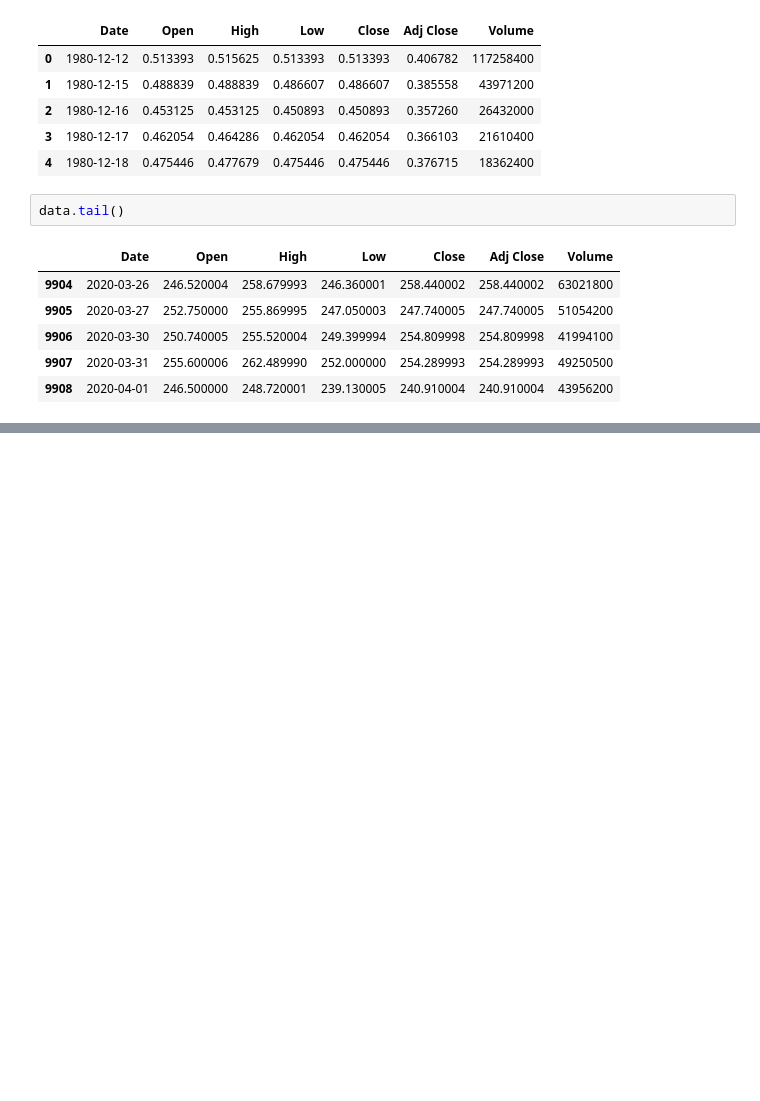
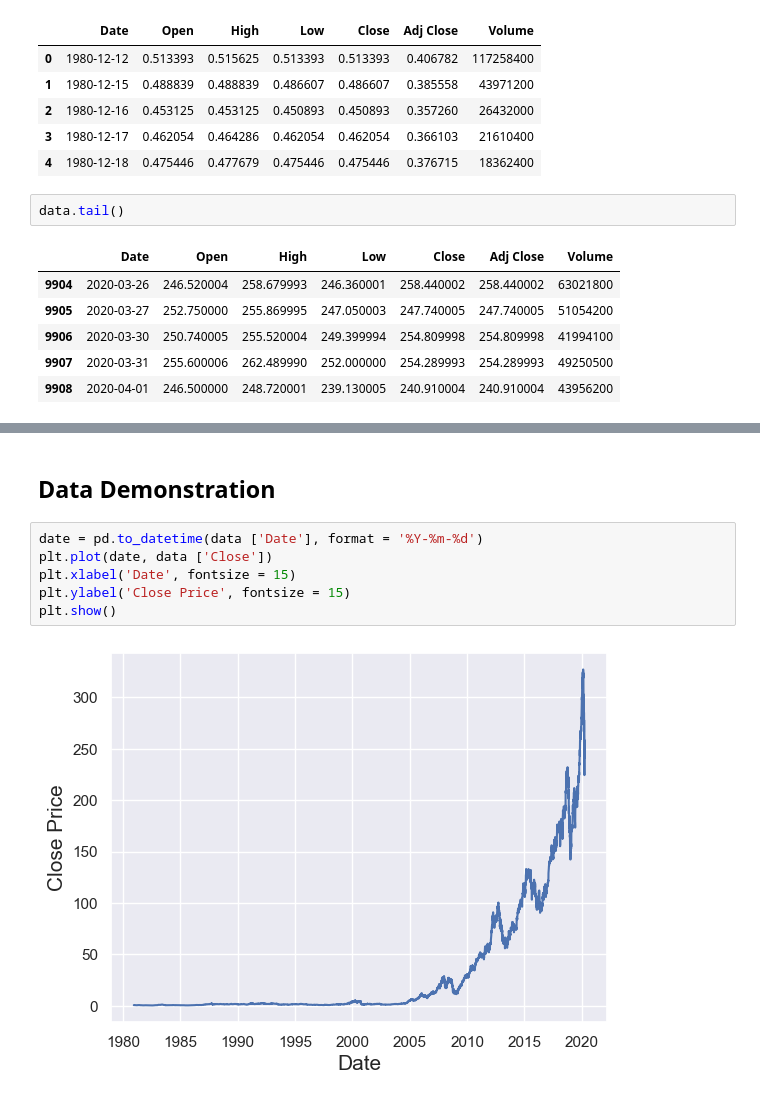
Before and after one commit to mahan-ym/stock-market-forecaster, a Jupyter notebook: StockPredictor.ipynb, the cells around one changed output, grey strips where cells are left out. Drawn from its saved outputs; the diff is of its cells as text; blank space fills up the shorter version.

```diff
--- a/StockPredictor.ipynb
+++ b/StockPredictor.ipynb
@@ -43,0 +57,10 @@ data.tail()
+# %% [markdown]
+## Data Demonstration
+# %%
+date = pd.to_datetime(data ['Date'], format = '%Y-%m-%d')
+plt.plot(date, data ['Close'])
+plt.xlabel('Date', fontsize = 15)
+plt.ylabel('Close Price', fontsize = 15)
+plt.show()
+# %% [output]
+[figure, added]
```
Also changed, not shown: parts of 27 cells of this notebook.
